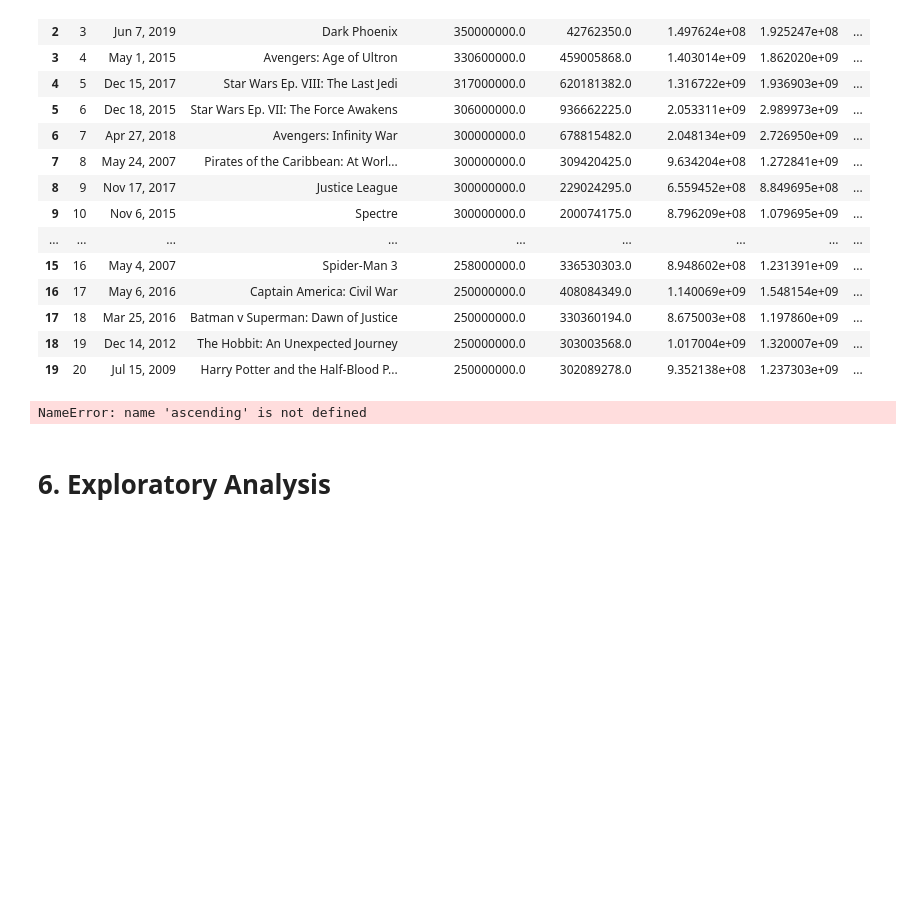
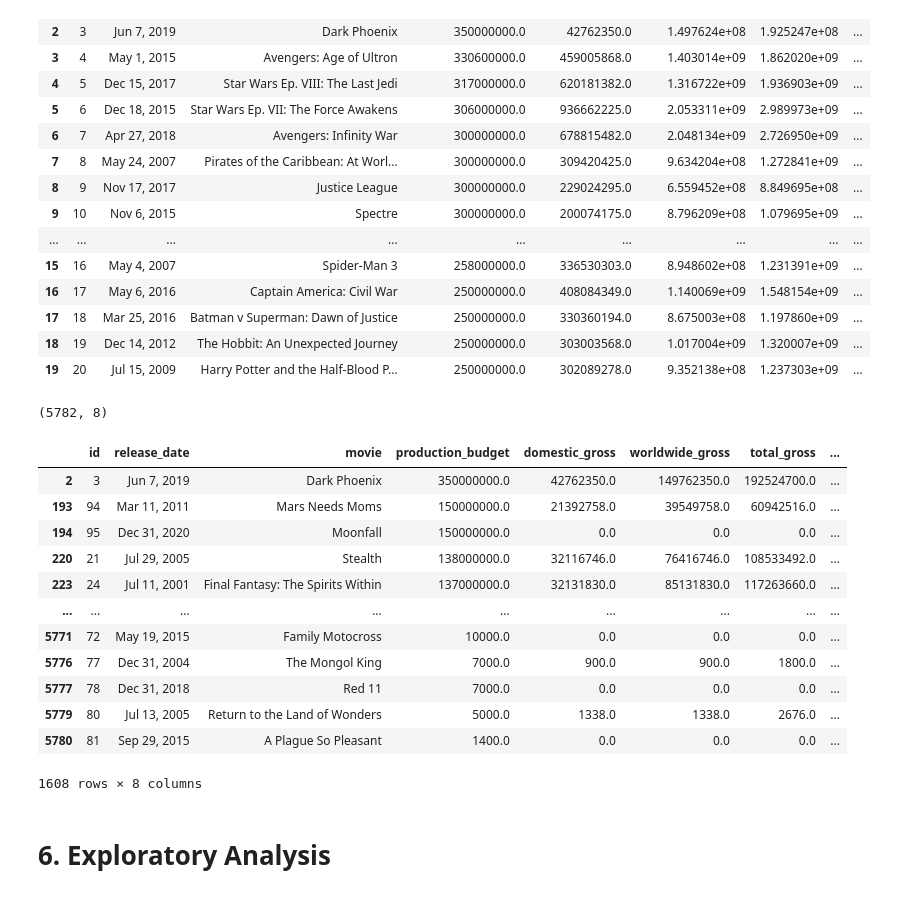
Before and after one commit to FionaNalianya/Microsoft-Movie, a Jupyter notebook: notebook.ipynb, the cells around one changed output. Drawn from its saved outputs; the diff is of its cells as text; code cells hidden in the pictures; blank space fills up the shorter version.

```diff
--- a/notebook.ipynb
+++ b/notebook.ipynb
@@ -571,9 +592,26 @@ budget.head(20)
 | 17 | 18 | Mar 25, 2016 | Batman v Superman: Dawn of Justice | 250000000.0 | 330360194.0 | 8.675003e+08 | 1.197860e+09 | ... |
 | 18 | 19 | Dec 14, 2012 | The Hobbit: An Unexpected Journey | 250000000.0 | 303003568.0 | 1.017004e+09 | 1.320007e+09 | ... |
 | 19 | 20 | Jul 15, 2009 | Harry Potter and the Half-Blood P... | 250000000.0 | 302089278.0 | 9.352138e+08 | 1.237303e+09 | ... |
-# %%
-title_basics_ratings.groupby('genres').averagerating.mean().sort_values(ascending==False)
-# %% [output]
-NameError: name 'ascending' is not defined
+# %%
+budget.shape
+# %% [output]
+(5782, 8)
+# %%
+# filtering the budget dataframe to rows with higher production budget as compared to total gross
+budget[budget.bools == False]
+# %% [output]
+|  | id | release_date | movie | production_budget | domestic_gross | worldwide_gross | total_gross | ... |
+| 2 | 3 | Jun 7, 2019 | Dark Phoenix | 350000000.0 | 42762350.0 | 149762350.0 | 192524700.0 | ... |
+| 193 | 94 | Mar 11, 2011 | Mars Needs Moms | 150000000.0 | 21392758.0 | 39549758.0 | 60942516.0 | ... |
+| 194 | 95 | Dec 31, 2020 | Moonfall | 150000000.0 | 0.0 | 0.0 | 0.0 | ... |
+| 220 | 21 | Jul 29, 2005 | Stealth | 138000000.0 | 32116746.0 | 76416746.0 | 108533492.0 | ... |
+| 223 | 24 | Jul 11, 2001 | Final Fantasy: The Spirits Within | 137000000.0 | 32131830.0 | 85131830.0 | 117263660.0 | ... |
+| ... | ... | ... | ... | ... | ... | ... | ... | ... |
+| 5771 | 72 | May 19, 2015 | Family Motocross | 10000.0 | 0.0 | 0.0 | 0.0 | ... |
+| 5776 | 77 | Dec 31, 2004 | The Mongol King | 7000.0 | 900.0 | 900.0 | 1800.0 | ... |
+| 5777 | 78 | Dec 31, 2018 | Red 11 | 7000.0 | 0.0 | 0.0 | 0.0 | ... |
+| 5779 | 80 | Jul 13, 2005 | Return to the Land of Wonders | 5000.0 | 1338.0 | 1338.0 | 2676.0 | ... |
+| 5780 | 81 | Sep 29, 2015 | A Plague So Pleasant | 1400.0 | 0.0 | 0.0 | 0.0 | ... |
+1608 rows × 8 columns
 # %% [markdown]
 # 6. Exploratory Analysis
```
Also changed, not shown: parts of 4 cells of this notebook.
